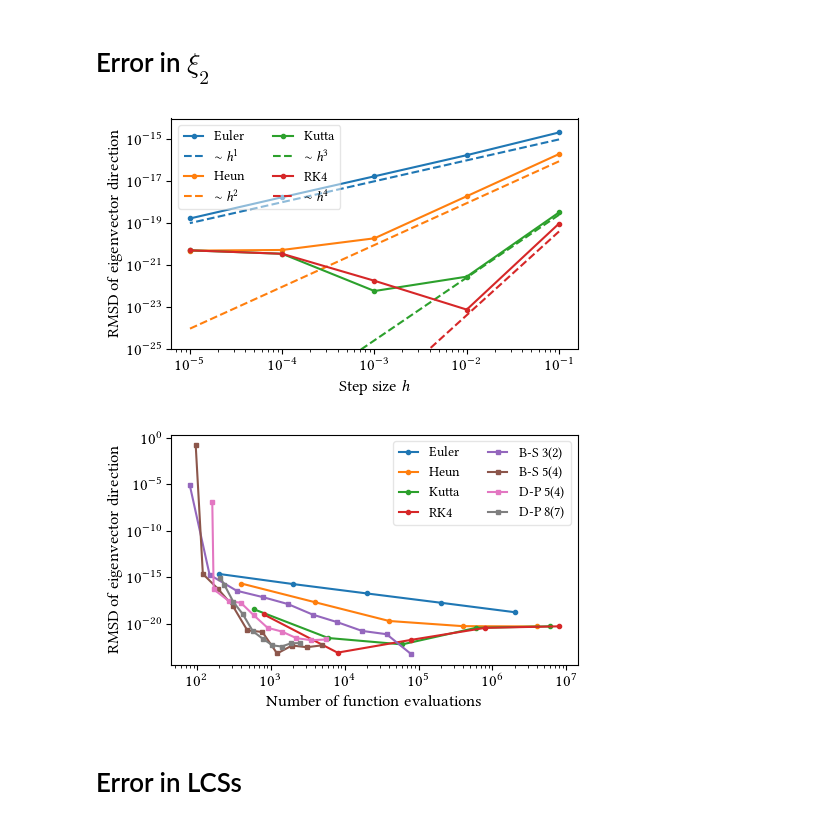
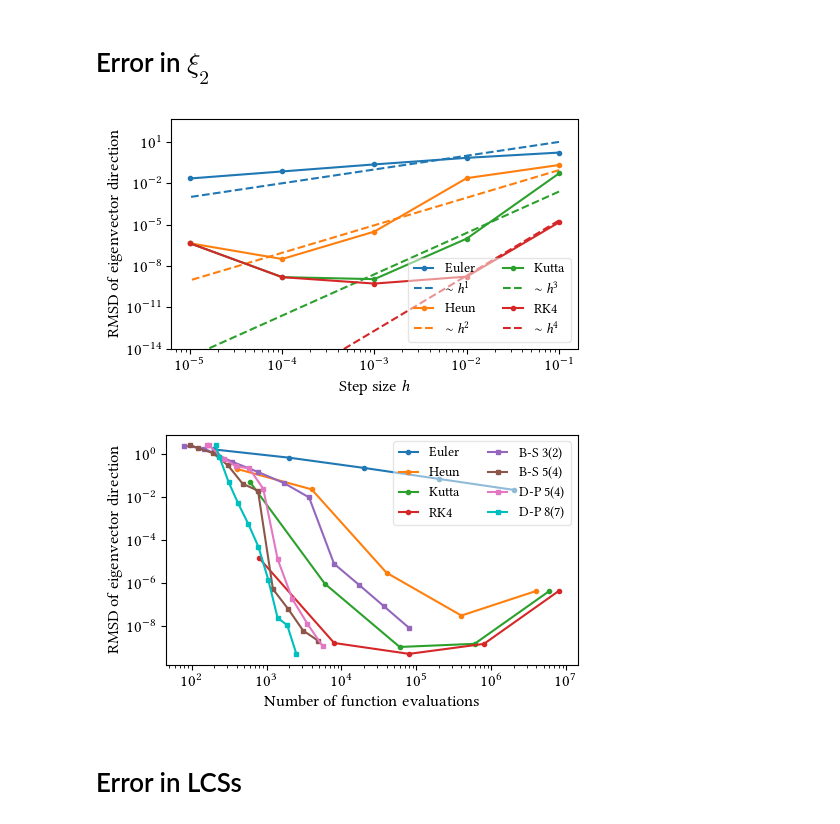
Before and after one commit to arnemagnus/physics_project, a Jupyter notebook: notebooks/doublegyre/calculate_errors_haller_effect.ipynb, the cells around one changed output. Drawn from its saved outputs; the diff is of its cells as text; code cells hidden in the pictures.

Commit message:
Fixed figures showing error in eigendirections. Added Lekien and Ross as a source. Indicated ISBN/ISSN for all sources

```diff
--- a/notebooks/doublegyre/calculate_errors_haller_effect.ipynb
+++ b/notebooks/doublegyre/calculate_errors_haller_effect.ipynb
@@ -1082,9 +1070,9 @@ enames = ['B-S 3(2)','B-S 5(4)','D-P 5(4)','D-P 8(7)']
 
 for j,(evs,err) in enumerate(zip(singlestep_evaluations,singlestep_adv_errs)):
     plot.plot(evs,err,marker='.',label='{}'.format(snames[j]))
-for j,(evs,err) in enumerate(zip(embedded_evaluations,embedded_adv_errs)):
+for j,(evs,err) in enumerate(zip(embedded_evaluations[:-1],embedded_adv_errs[:-1])):
     plot.plot(evs,err,marker='s',markersize=3,label='{}'.format(enames[j]))
-
+plot.plot(embedded_evaluations[j+1],embedded_adv_errs[j+1],color='c',marker='s',markersize=3,label='{}'.format(enames[j+1]))
     #plot.plot(hs,scales[j]*hs**(j+1),'--',c=l.get_color(),label=r'$\sim h^{}$'.format(j+1))
 
 plot.tick_params(axis='both', which='major', labelsize=12)
@@ -1219,8 +1207,9 @@ enames = ['B-S 3(2)','B-S 5(4)','D-P 5(4)','D-P 8(7)']
 
 for j,(evs,err) in enumerate(zip(singlestep_evaluations,singlestep_lmbd2_errs)):
     plot.plot(evs,err,marker='.',label='{}'.format(snames[j]))
-for j,(evs,err) in enumerate(zip(embedded_evaluations,embedded_lmbd2_errs)):
+for j,(evs,err) in enumerate(zip(embedded_evaluations[:-1],embedded_lmbd2_errs[:-1])):
     plot.plot(evs,err,marker='s',markersize=3,label='{}'.format(enames[j]))
+plot.plot(embedded_evaluations[j+1],embedded_lmbd2_errs[j+1],color='c',marker='s',markersize=3,label='{}'.format(enames[j+1]))
 
     #plot.plot(hs,scales[j]*hs**(j+1),'--',c=l.get_color(),label=r'$\sim h^{}$'.format(j+1))
 
@@ -1291,14 +1280,14 @@ plt.tight_layout()
 # %% [markdown]
 # Error in $\xi_{2}$
 # %%
-singlestep_xi2_errs = [np.load('errors/{}/xi2_errs_rms.npy'.format(integrator.__name__)) for integrator in singlestep_integrators]
-embedded_xi2_errs = [np.load('errors/{}/xi2_errs_rms.npy'.format(integrator.__name__)) for integrator in embedded_integrators]
+singlestep_xi2_errs = [np.load('errors/{}/xi2_errs_index_fixed_rms.npy'.format(integrator.__name__)) for integrator in singlestep_integrators]
+embedded_xi2_errs = [np.load('errors/{}/xi2_errs_index_fixed_rms.npy'.format(integrator.__name__)) for integrator in embedded_integrators]
 # %%
 fig = plt.figure(1,figsize=(5.05,3.1))
 plot = fig.add_subplot(111)
 
 names = ['Euler','Heun','Kutta','RK4']
-scales = [1e-14,9e-15,2.5e-16,4e-16]
+scales = [1e2,9e0,2.5e0,2e-1]
 
 for j,err in enumerate(singlestep_xi2_errs):
     l,=plot.plot(hs,err,marker='.',label='{}'.format(names[j]))
@@ -1308,44 +1297,47 @@ plot.tick_params(axis='both', which='major', labelsize=12)
 plot.tick_params(axis='both', which='minor', labelsize=10)
 plot.set_yscale('log')
 plot.set_xscale('log')
-plot.set_ylim(1e-25,1e-14)
-#plot.set_ylim(1e-16,1)
-leg = plot.legend(loc='best', ncol=2,fontsize=10,markerscale=1,handlelength=1.4)
+#plot.set_ylim(1e-25,1e-14)
+plot.set_ylim(1e-14,5e2)
+leg = plot.legend(loc='lower right', ncol=2,fontsize=10,markerscale=1,handlelength=1.4)
 leg.get_frame().set_alpha(0.5)
 #leg.get_frame().set_alpha(0.5)
 plot.set_xlabel(r'Step size $h$',fontsize=12)
 plot.set_ylabel(r'RMSD of eigenvector direction',fontsize=12)
 plt.tight_layout()
 plt.savefig('error_plots/xi2_errors_fixed_steplength.pgf')
+#plt.savefig('error_plots/xi2_errors_fixed_steplength.png',dpi=350)
 # %% [output]
-[figure, old version]
+[figure, new version]
 # %%
 fig = plt.figure(1,figsize=(5.05,3.1))
 plot = fig.add_subplot(111)
 
 snames = ['Euler','Heun','Kutta','RK4']
 enames = ['B-S 3(2)','B-S 5(4)','D-P 5(4)','D-P 8(7)']
 
 for j,(evs,err) in enumerate(zip(singlestep_evaluations,singlestep_xi2_errs)):
     plot.plot(evs,err,marker='.',label='{}'.format(snames[j]))
-for j,(evs,err) in enumerate(zip(embedded_evaluations,embedded_xi2_errs)):
+for j,(evs,err) in enumerate(zip(embedded_evaluations[:-1],embedded_xi2_errs[:-1])):
     plot.plot(evs,err,marker='s',markersize=3,label='{}'.format(enames[j]))
 
+plot.plot(embedded_evaluations[j+1],embedded_xi2_errs[j+1],color='c',marker='s',markersize=3,label='{}'.format(enames[j+1]))
     #plot.plot(hs,scales[j]*hs**(j+1),'--',c=l.get_color(),label=r'$\sim h^{}$'.format(j+1))
 
 plot.tick_params(axis='both', which='major', labelsize=12)
 plot.tick_params(axis='both', which='minor', labelsize=10)
 plot.set_yscale('log')
 plot.set_xscale('log')
 #plot.set_ylim(1e-16,1)
-leg = plot.legend(loc='best', ncol=2,fontsize=10,markerscale=1,handlelength=1.4)
+leg = plot.legend(loc='upper right', ncol=2,fontsize=10,markerscale=1,handlelength=1.4)
 leg.get_frame().set_alpha(0.5)
 plot.set_xlabel(r'Number of function evaluations',fontsize=12)
 plot.set_ylabel(r'RMSD of eigenvector direction',fontsize=12)
 plt.tight_layout()
 plt.savefig('error_plots/xi2_errors_fixed_and_adaptive_steplength.pgf')
+#plt.savefig('error_plots/xi2_errors_fixed_and_adaptive_steplength.png',dpi=350)
 # %% [output]
-[figure, old version]
+[figure, new version]
 # %%
 #nlmbderrs = np.empty(np.shape(singlestep_lmbd1_errs))
 #for j in range(4):
```
Also changed, not shown: parts of 12 cells of this notebook, 23 other files.
